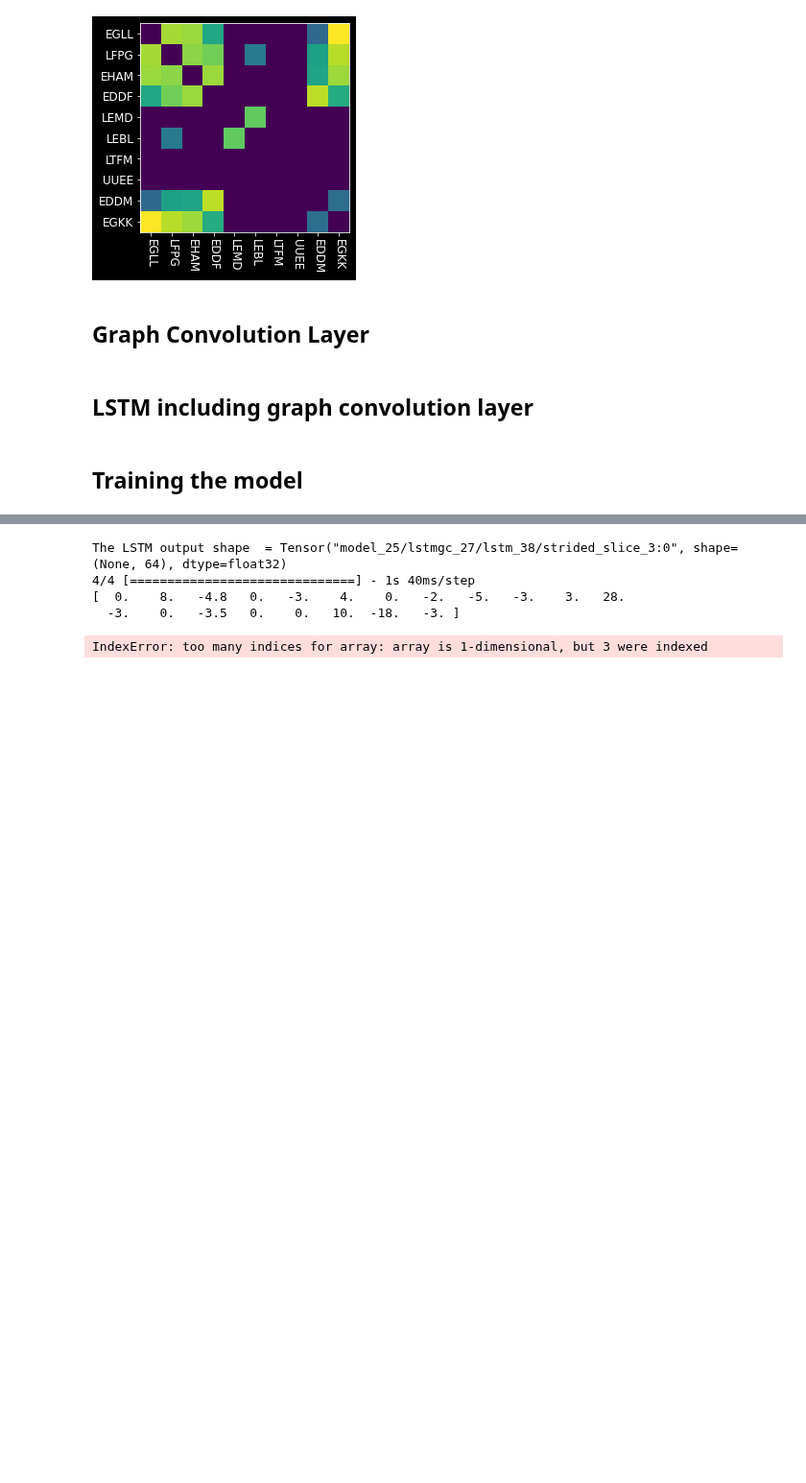
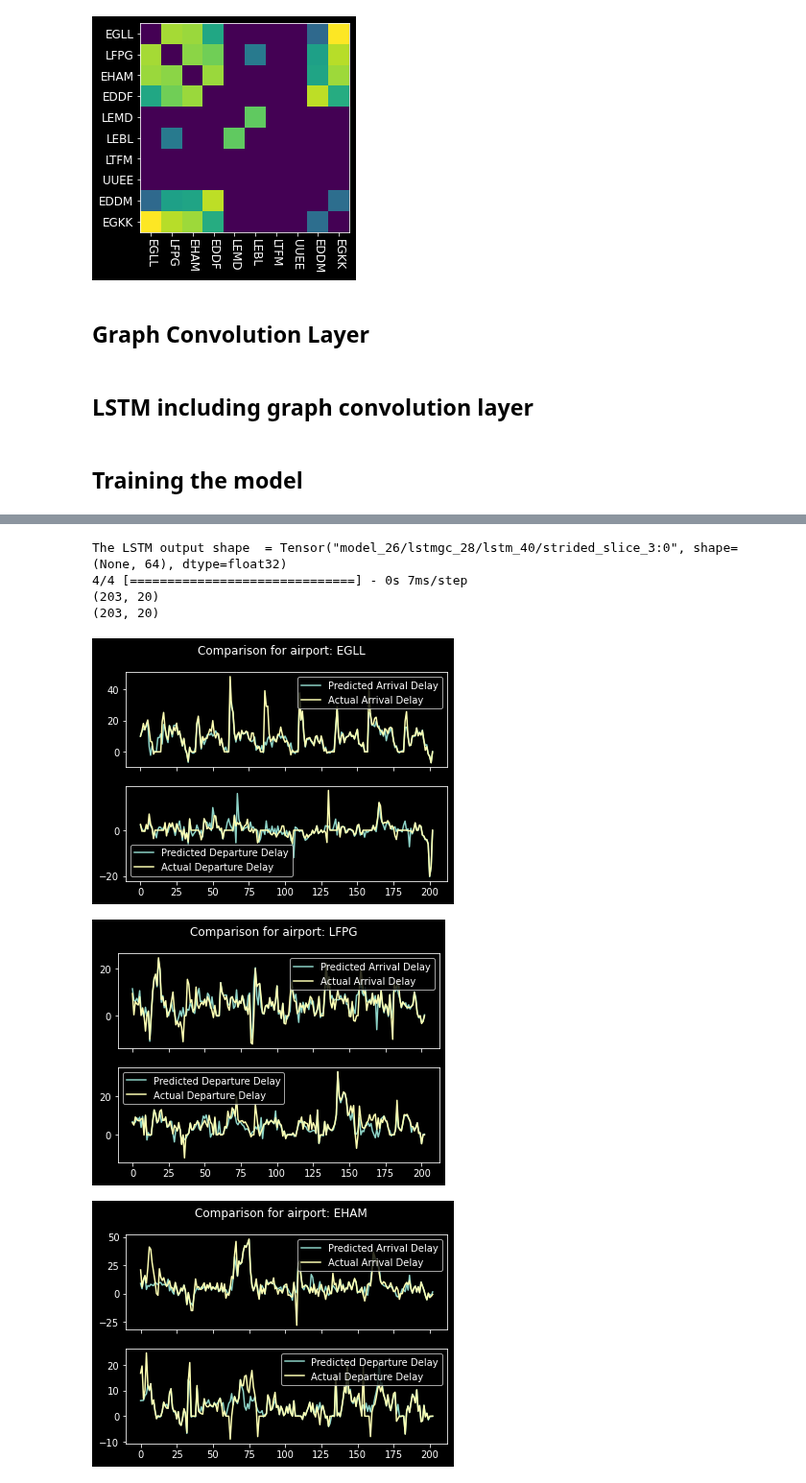
Before and after one commit to junzis/atdelay, a Jupyter notebook: kerasexp_1D.ipynb, the cells around one changed output, grey strips where cells are left out. Shown at 96% size. Saved outputs shown, nothing was run; the diff lists cells and outputs as text; code cells hidden in the pictures; blank space fills up the shorter version.

```diff
--- a/kerasexp_1D.ipynb
+++ b/kerasexp_1D.ipynb
@@ -471,31 +471,32 @@ plt.show()
 # %%
+ypredFull = model.predict(test_dataset, verbose=1)[:,0,:]
+yactualFull = Ytest[14::,:]
+print(ypredFull.shape)
+print(yactualFull.shape)
 
-# ypredFull = model.predict(test_dataset, verbose=1)
-# yactualFull = Ytest[0,:]
-# print(yactualFull)
+# plt.plot(ypredFull)
+# plt.plot(yactualFull)
+airport_index = 0
+def plotComparison(airport_index, ypredFull=ypredFull, yactualFull=yactualFull):
+    fig, axs = plt.subplots(2, 1, sharex=True, num=airport_index)
+    axs[0].plot(ypredFull[:, 0+airport_index], label="Predicted Arrival Delay")
+    axs[1].plot(ypredFull[:, 10+airport_index], label="Predicted Departure Delay")
+    axs[0].plot(yactualFull[:, 0+airport_index], label="Actual Arrival Delay")
+    axs[1].plot(yactualFull[:, 10+airport_index], label="Actual Departure Delay")
+    axs[0].legend()
+    axs[1].legend()
+    plt.suptitle(f"Comparison for airport: {airports[airport_index]}")
 
-# # airport_index = 0
-# def plotComparison(airport_index, ypredFull=ypredFull, yactualFull=yactualFull):
-#     ypred = ypredFull[:,airport_index,:]
-#     yactual = yactualFull[:,airport_index,:]
-
-#     fig, axs = plt.subplots(2, 1, sharex=True, num=airport_index)
-#     axs[0].plot(ypred[:, 0], label="Predicted Arrival Delay")
-#     axs[1].plot(ypred[:, 1], label="Predicted Departure Delay")
-#     axs[0].plot(yactual[:, 0], label="Actual Arrival Delay")
-#     axs[1].plot(yactual[:, 1], label="Actual Departure Delay")
-#     axs[0].legend()
-#     axs[1].legend()
-#     plt.suptitle(f"Comparison for airport: {airports[airport_index]}")
-
-# for airportidx in range(0,len(airports)):
-#     plotComparison(airportidx)
-# # plotComparison(2)
-# # plt.show()
+for airportidx in range(0,len(airports)):
+    plotComparison(airportidx)
+# plotComparison(2)
+plt.show()
 # # graphData.visualiseGraph(timeSlice)
 # %% [output]
-The LSTM output shape  = Tensor("model_25/lstmgc_27/lstm_38/strided_slice_3:0", shape=(None, 64), dtype=float32)
-4/4 [==============================] - 1s 40ms/step
-[  0.    8.   -4.8   0.   -3.    4.    0.   -2.   -5.   -3.    3.   28.
-  -3.    0.   -3.5   0.    0.   10.  -18.   -3. ]
+The LSTM output shape  = Tensor("model_26/lstmgc_28/lstm_40/strided_slice_3:0", shape=(None, 64), dtype=float32)
+4/4 [==============================] - 0s 7ms/step
+(203, 20)
+(203, 20)
-IndexError: too many indices for array: array is 1-dimensional, but 3 were indexed
+[figure, added]
+[figure, added]
+[figure, added]
```
Also changed, not shown: parts of 3 cells of this notebook.
